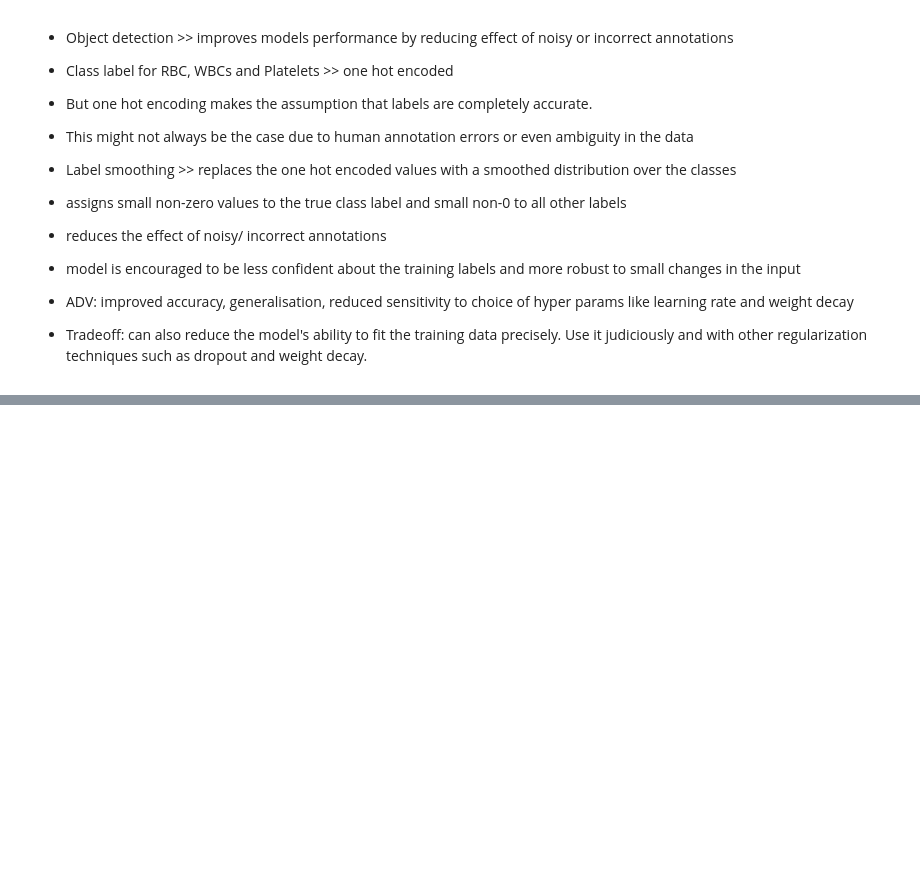
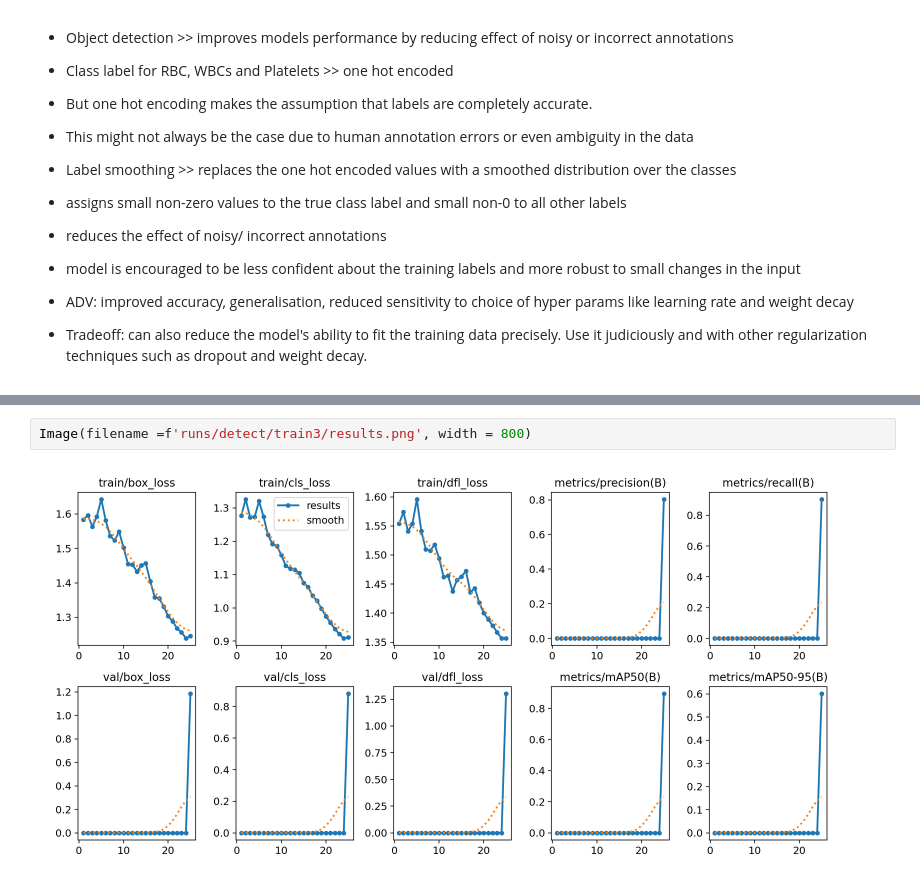
Before and after one commit to Johanna-Jones/BloodCellDetection_YOLO, a Jupyter notebook: V8_run20052024.ipynb, the cells around one changed output, grey strips where cells are left out. Saved outputs shown, nothing was run; the diff lists cells and outputs as text; blank space fills up the shorter version.

```diff
--- a/V8_run20052024.ipynb
+++ b/V8_run20052024.ipynb
@@ -277,0 +331,4 @@ for result in results:
+# %%
+Image(filename =f'runs/detect/train3/results.png', width = 800)
+# %% [output]
+[figure, added]
```
Also changed, not shown: parts of 9 cells of this notebook.
